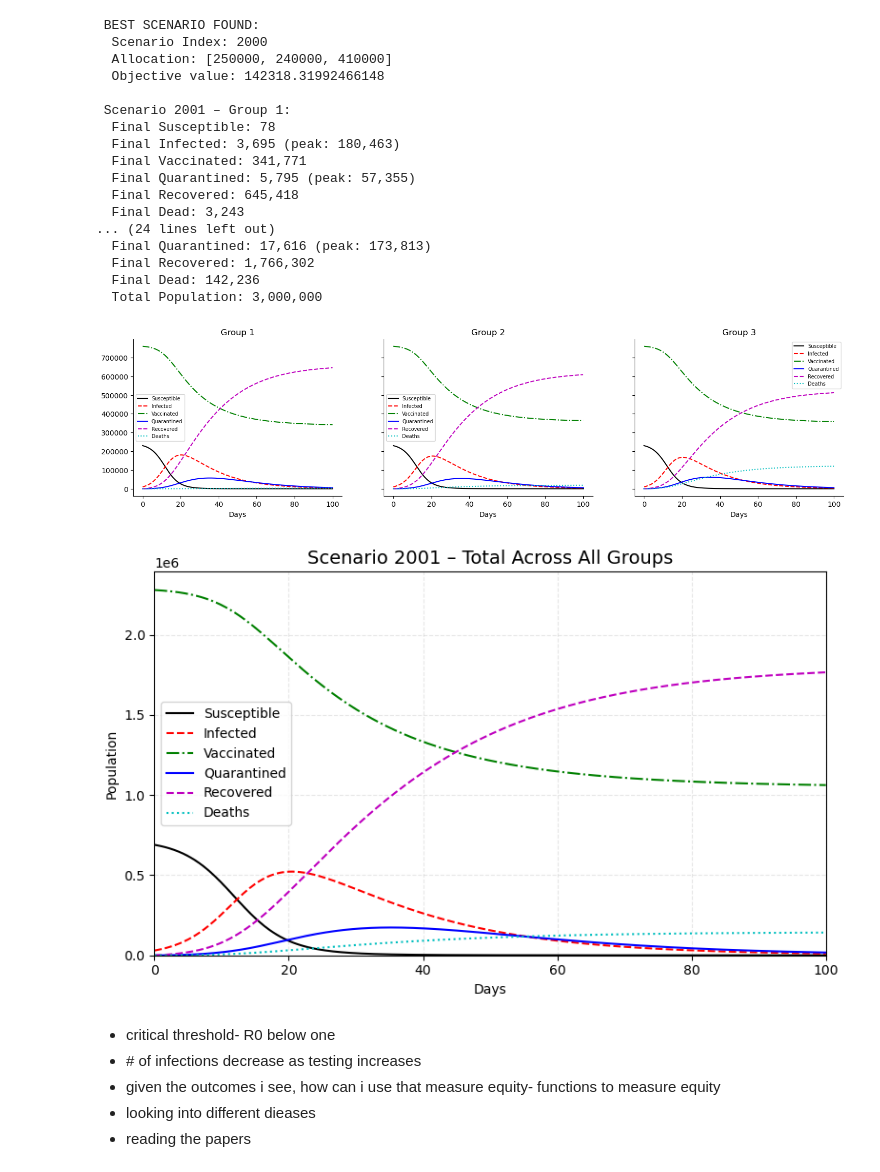
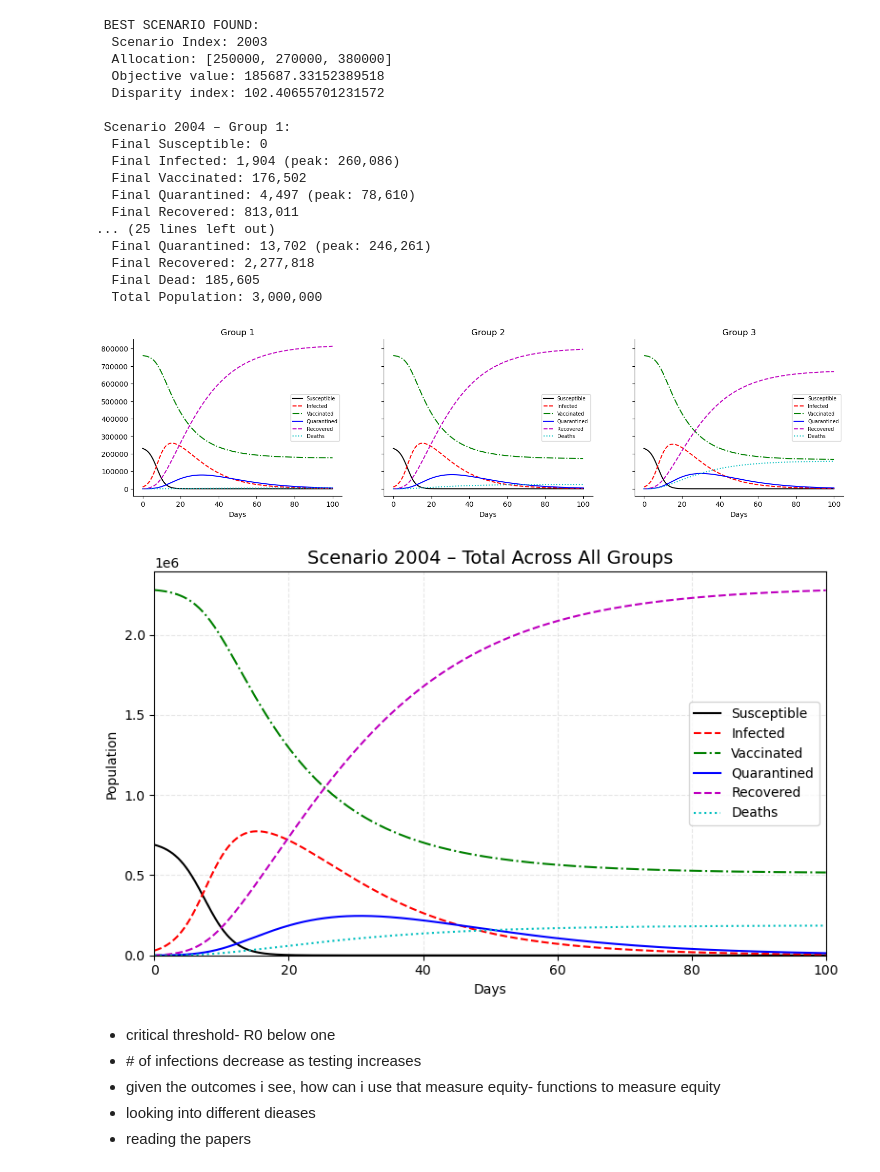
Before and after one commit to grace-ylin/Modelling-Disease-Transmission, a Jupyter notebook: Sampling-Parameters/N_Layers_Grid_Search.ipynb, the cells around one changed output. Cells and saved outputs as stored; diff of their text form; code cells hidden in the pictures.

```diff
--- a/Sampling-Parameters/N_Layers_Grid_Search.ipynb
+++ b/Sampling-Parameters/N_Layers_Grid_Search.ipynb
@@ -475,13 +474,15 @@ for idx, scenario in enumerate(scenario_list):
     RES_init = run_model(param_names, best_params, scenario, num_groups, INPUT_0, t_range_init)
 
     score = compute_objective_function(RES_init, num_groups, x=0.8) # Change this later
+    disparity_index = compute_disparity_index(compute_deaths(RES_init, num_groups))
 
     if score < best_score:
         best_score = score
         best_result = {
             'scenario_index': idx,
             'tau': scenario['tau'],
-            'objective_value': score
+            'objective_value': score,
+            'disparity_index': disparity_index
         }
         best_RES = RES_init
 
@@ -489,6 +490,7 @@ print("\n BEST SCENARIO FOUND:")
 print(f"  Scenario Index: {best_result['scenario_index']}")
 print(f"  Allocation: {best_result['tau']}")
 print(f"  Objective value: {best_result['objective_value']}")
+print(f"  Disparity index: {best_result['disparity_index']}")
 
 RES_init = best_RES
 compartments_per_group = 17
@@ -555,49 +557,49 @@ print(f"  Final Dead: {D_total_all[-1]:,.0f}")
 print(f"  Total Population: {S_total_all[-1] + I_total_all[-1] + V_total_all[-1] + Q_total_all[-1] + R_total_all[-1] + D_total_all[-1]:,.0f}")
 
 plt.figure(figsize=(8, 5))
 plt.plot(t_vals, S_total_all, '-k', label='Susceptible')
 plt.plot(t_vals, I_total_all, '--r', label='Infected')
 plt.plot(t_vals, V_total_all, '-.g', label='Vaccinated')
 plt.plot(t_vals, Q_total_all, '-b', label='Quarantined')
 plt.plot(t_vals, R_total_all, '--m', label='Recovered')
 plt.plot(t_vals, D_total_all, ':c', label='Deaths')
 
 plt.title(f"Scenario {best_result['scenario_index']+1} – Total Across All Groups", fontsize=14)
 plt.xlabel('Days')
 plt.ylabel('Population')
 plt.legend()
 plt.xlim([0, ND_end])
 plt.ylim([0, 1.05 * max(
 np.max(S_total_all),
 np.max(I_total_all),
 np.max(V_total_all),
 np.max(Q_total_all),
 np.max(R_total_all),
 np.max(D_total_all)
 )])
 plt.grid(True, linestyle='--', alpha=0.3)
 plt.tight_layout()
 plt.show()
 # %% [output]
  BEST SCENARIO FOUND:
-  Scenario Index: 2000
-  Allocation: [250000, 240000, 410000]
-  Objective value: 142318.31992466148
+  Scenario Index: 2003
+  Allocation: [250000, 270000, 380000]
+  Objective value: 185687.33152389518
+  Disparity index: 102.40655701231572
 
- Scenario 2001 – Group 1:
-  Final Susceptible: 78
-  Final Infected: 3,695 (peak: 180,463)
-  Final Vaccinated: 341,771
-  Final Quarantined: 5,795 (peak: 57,355)
-  Final Recovered: 645,418
-  Final Dead: 3,243
-... (24 lines left out)
-  Final Quarantined: 17,616 (peak: 173,813)
-  Final Recovered: 1,766,302
-  Final Dead: 142,236
+ Scenario 2004 – Group 1:
+  Final Susceptible: 0
+  Final Infected: 1,904 (peak: 260,086)
+  Final Vaccinated: 176,502
+  Final Quarantined: 4,497 (peak: 78,610)
+  Final Recovered: 813,011
+... (25 lines left out)
+  Final Quarantined: 13,702 (peak: 246,261)
+  Final Recovered: 2,277,818
+  Final Dead: 185,605
   Total Population: 3,000,000
-[figure, old version]
+[figure, new version]
-[figure, old version]
+[figure, new version]
 # %% [markdown]
 - critical threshold- R0 below one
 - \# of infections decrease as testing increases
```
Also changed, not shown: parts of 2 cells of this notebook, 1 other file.
